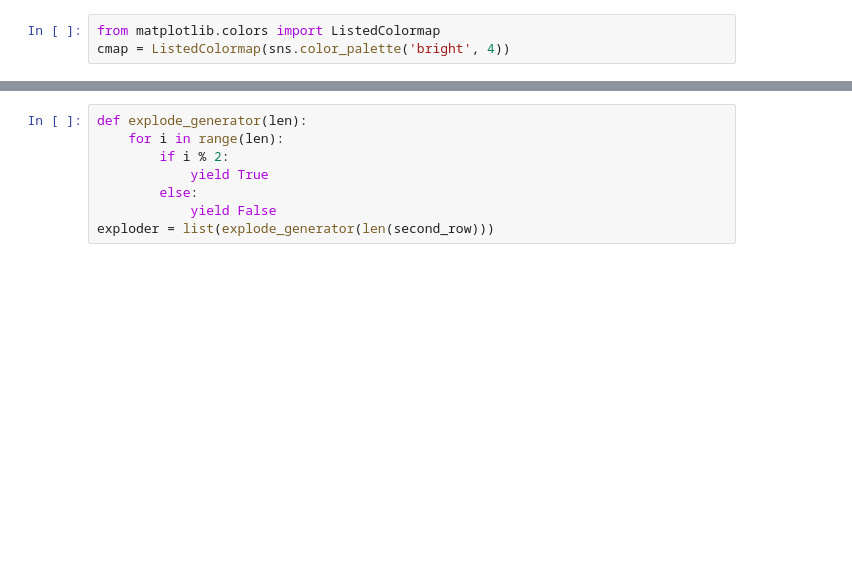
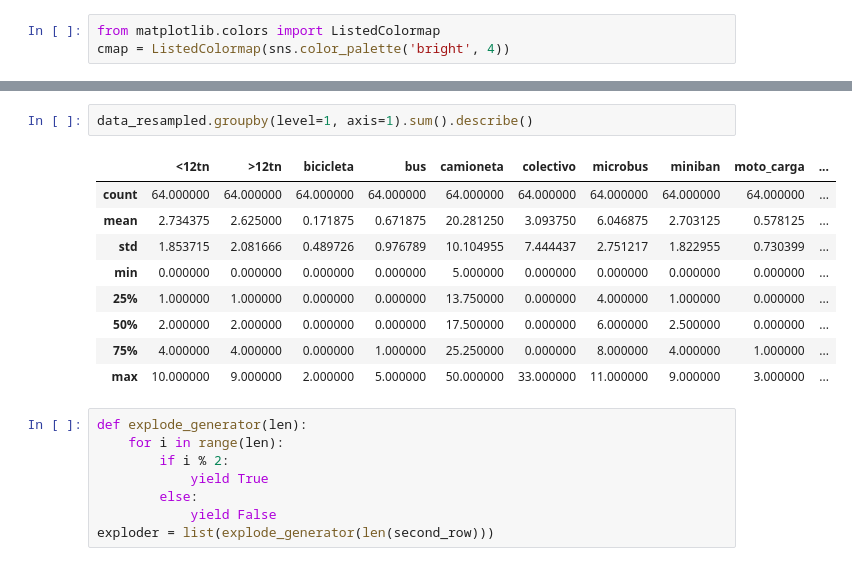
Before and after one commit to GreatestTrain/analisis_carretera, a Jupyter notebook: script.ipynb, the cells around one changed output, grey strips where cells are left out. Saved outputs shown, nothing was run; the diff lists cells and outputs as text; blank space fills up the shorter version.

```diff
--- a/script.ipynb
+++ b/script.ipynb
@@ -88,3 +107,15 @@ data_resampled.describe()
+# %%
+data_resampled.groupby(level=1, axis=1).sum().describe()
+# %% [output]
+|  | <12tn | >12tn | bicicleta | bus | camioneta | colectivo | microbus | miniban | moto_carga | ... |
+| count | 64.000000 | 64.000000 | 64.000000 | 64.000000 | 64.000000 | 64.000000 | 64.000000 | 64.000000 | 64.000000 | ... |
+| mean | 2.734375 | 2.625000 | 0.171875 | 0.671875 | 20.281250 | 3.093750 | 6.046875 | 2.703125 | 0.578125 | ... |
+| std | 1.853715 | 2.081666 | 0.489726 | 0.976789 | 10.104955 | 7.444437 | 2.751217 | 1.822955 | 0.730399 | ... |
+| min | 0.000000 | 0.000000 | 0.000000 | 0.000000 | 5.000000 | 0.000000 | 0.000000 | 0.000000 | 0.000000 | ... |
+| 25% | 1.000000 | 1.000000 | 0.000000 | 0.000000 | 13.750000 | 0.000000 | 4.000000 | 1.000000 | 0.000000 | ... |
+| 50% | 2.000000 | 2.000000 | 0.000000 | 0.000000 | 17.500000 | 0.000000 | 6.000000 | 2.500000 | 0.000000 | ... |
+| 75% | 4.000000 | 4.000000 | 0.000000 | 1.000000 | 25.250000 | 0.000000 | 8.000000 | 4.000000 | 1.000000 | ... |
+| max | 10.000000 | 9.000000 | 2.000000 | 5.000000 | 50.000000 | 33.000000 | 11.000000 | 9.000000 | 3.000000 | ... |
 # %%
 def explode_generator(len):
     for i in range(len):
```
Also changed, not shown: parts of 7 cells of this notebook.
